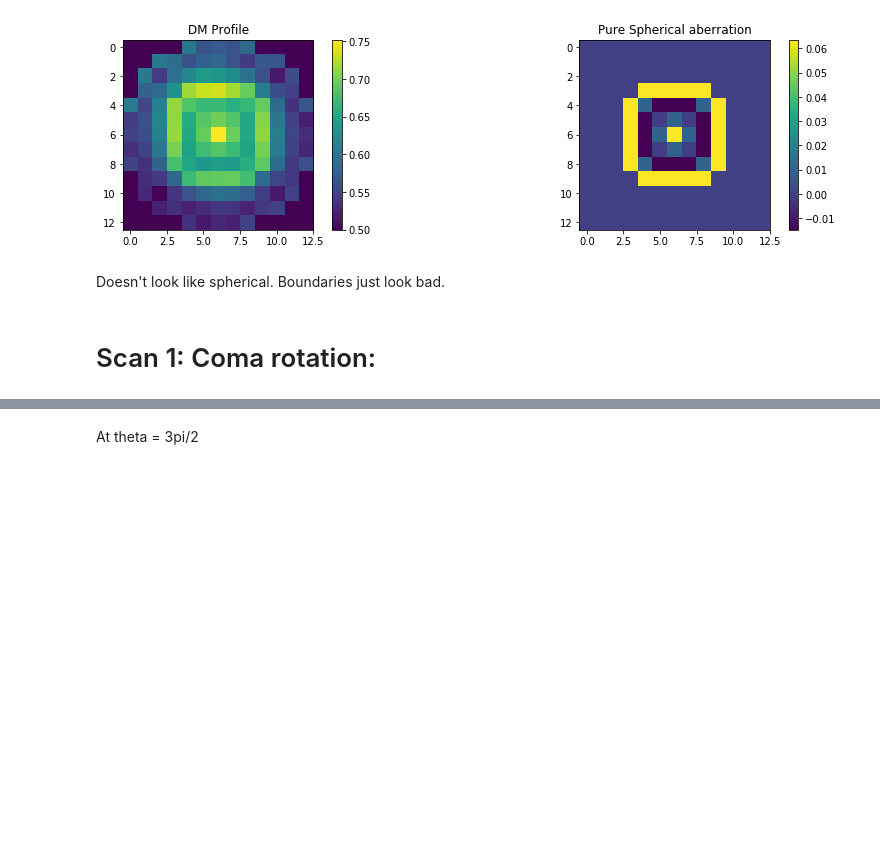
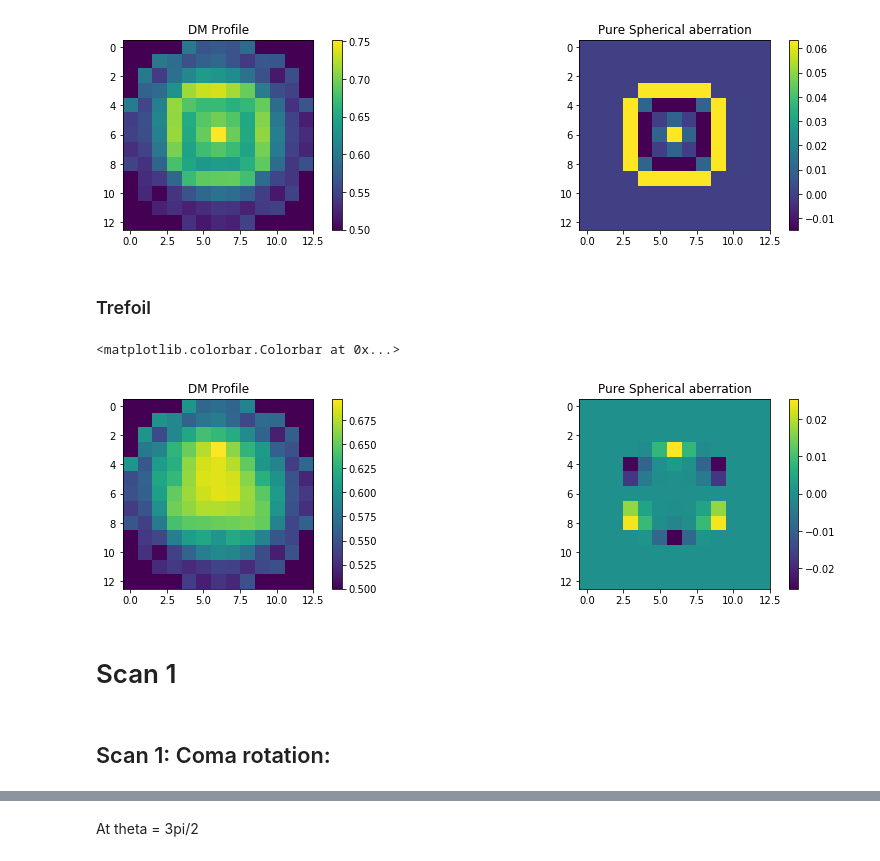
Before and after one commit to aquirdTurtle/Data-Analysis-Code, a Jupyter notebook: DM_Profiles/MarksDmProfileCreator.ipynb, the cells around one changed output, grey strips where cells are left out. Drawn from its saved outputs; the diff is of its cells as text; code cells hidden in the pictures; blank space fills up the shorter version.

```diff
--- a/DM_Profiles/MarksDmProfileCreator.ipynb
+++ b/DM_Profiles/MarksDmProfileCreator.ipynb
@@ -152,6 +155,11 @@ def makeIm(actuatorValueList):
             pic[i][rowO+j] = avl[tc]
             tc += 1
     return pic
+# %%
+def checkValues(vals):
+    for i, volt in enumerate(vals):
+        if not (0 < volt < 1):
+            print('Voltage out of range! Actuator: ', i,', Value:', volt)
 # %%
 def addComa(zAmps, comaMag, comaAngle):
     """
@@ -182,10 +186,20 @@ getKnoll(4,0)
+# %%
+def addTrefoil(zAmps, trefMag, trefAngle):
+    """
+    Adds at a particular angle and magnitude to a list of zernike amplituders.
+    Astigmatism is 2,2 and 2,-2, so symmetric under pi rotation
+    """
+    x,y = toCartesian(trefMag,trefAngle)
+    zAmps[6] += x
+    zAmps[9] += y
+    return zAmps
 # %%
 def addSpherical(zAmps, sphereMag):
     """ just for consistency """
     zAmps[12] += sphereMag
     return zAmps
 # %%
-def createZernikeArray(amplitudes, baselineFile):
+def createZernikeArray(amplitudes, baselineFile, quiet=False):
     vals = []
     inc = 1/3
     flatVoltage = np.linspace(0, 136, 137)
@@ -211,9 +225,9 @@ def createZernikeArray(amplitudes, baselineFile):
                 x_, y_ = toCartesian(1,t)
                 zernSum += amp*zernike(m,n,x_,y_)
         volt = (-1 if zernSum <= 0 else 1)*zernSum**2*weightFactor+flatVoltage[i]
-        if not (0 < volt < 1):
-            print('Voltage out of range! Actuator: ', i,', Value:',volt)
         vals.append(volt)
+    if not quiet:
+        checkValues(vals)
     return vals
 # %%
 vals_old = readZernikeFile('coma_test---.txt')
@@ -313,10 +327,31 @@ colorbar(im, ax=ax[1])
 # %% [output]
 <matplotlib.colorbar.Colorbar at 0x...>
 [figure]
-# %% [markdown]
-Doesn't look like spherical. Boundaries just look bad.
+# %% [markdown]
+### Trefoil
+# %%
+currentAmps = np.linspace(0,0,45)
+mag = 0.1
+vals_base = createZernikeArray(np.zeros(45), '25CW012#060_CLOSED_LOOP_COMMANDS.txt')
+currentAmps = addTrefoil(currentAmps,mag,1*np.pi)
+vals_new = createZernikeArray(currentAmps, '25CW012#060_CLOSED_LOOP_COMMANDS.txt')
+# %%
+f, ax = subplots(1,2,figsize=(15,3.5))
+im = ax[0].imshow(makeIm(vals_new))
+colorbar(im, ax=ax[0])
+ax[0].set_title('DM Profile')
+diffNew = makeIm(vals_new)-makeIm(vals_base)
+im = ax[1].imshow(diffNew)
+ax[1].set_title('Pure Spherical aberration')
+colorbar(im, ax=ax[1])
+#colorbar()
+# %% [output]
+<matplotlib.colorbar.Colorbar at 0x...>
+[figure, added]
+# %% [markdown]
+# Scan 1
 # %% [markdown]
-# Scan 1: Coma rotation:
+## Scan 1: Coma rotation:
 # %%
 import sys
 sys.path.insert(0, "..")
```
Also changed, not shown: parts of 45 cells of this notebook, 16 other files.
